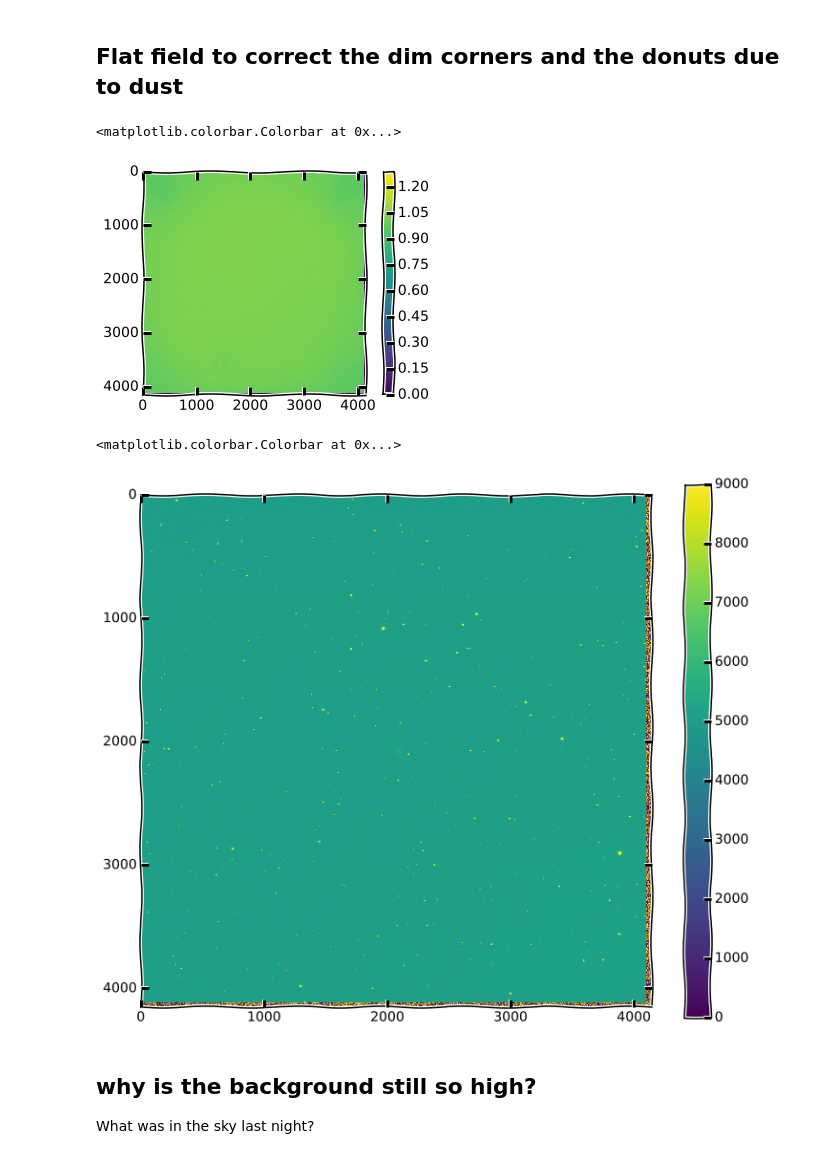
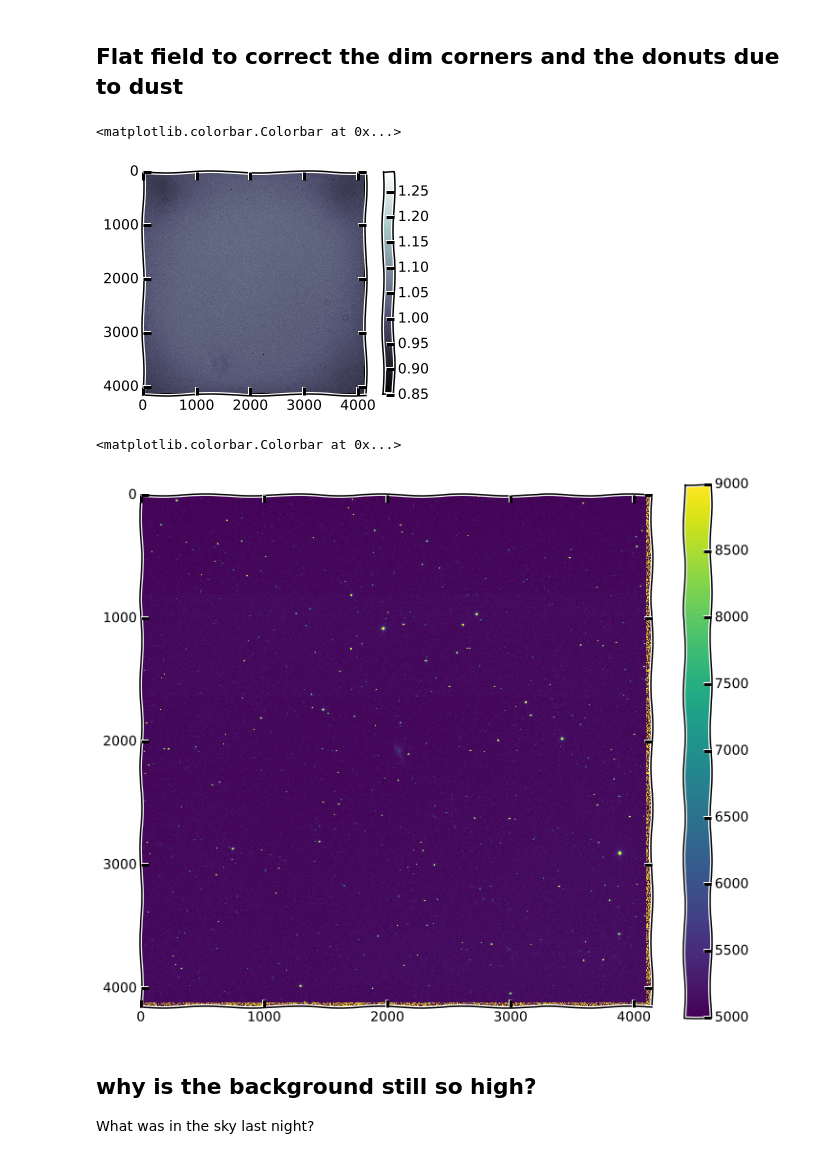
Before and after one commit to douglase/astronomy_camp_tutorials, a Jupyter notebook: Basics of Python and Data Reduction.ipynb, the cells around one changed output. Saved outputs shown, nothing was run; the diff lists cells and outputs as text; code cells hidden in the pictures.

```diff
--- a/Basics of Python and Data Reduction.ipynb
+++ b/Basics of Python and Data Reduction.ipynb
@@ -135,21 +125,21 @@ flat = flat - flat_bias
 flat = flat/mean(flat)
 # %%
 #show the flat field:
-imshow(flat)
+imshow(flat,cmap="bone",vmin=0.85)
 colorbar()
 # %% [output]
 <matplotlib.colorbar.Colorbar at 0x...>
-[figure, old version]
+[figure, new version]
 # %%
 #divide the image by the flat field:
 image_flattened = image_without_bias/flat
 # %%
 figure(figsize=(12,10))
-imshow(image_flattened,vmax=9000,vmin=0)
+imshow(image_flattened,vmax=9000,vmin=5000)
 colorbar()
 # %% [output]
 <matplotlib.colorbar.Colorbar at 0x...>
-[figure, old version]
+[figure, new version]
 # %% [markdown]
 ## why is the background still so high?
 
```
Also changed, not shown: parts of 10 cells of this notebook, 1 other file.
